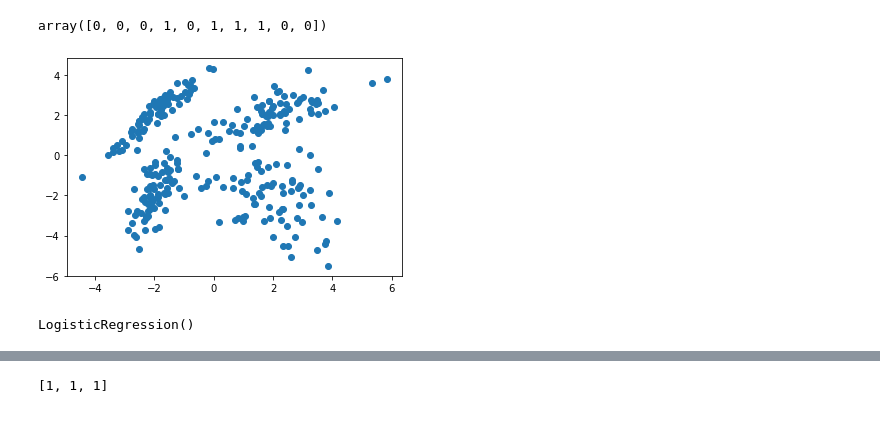
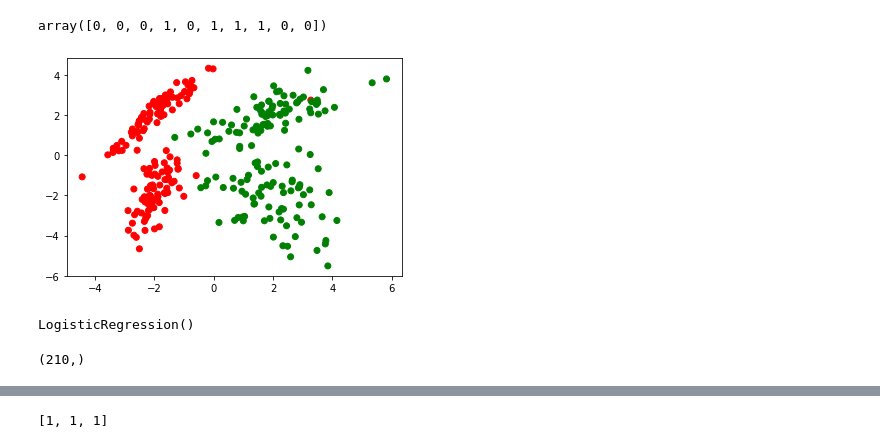
Before and after one commit to KseniaGorchakova/python_repository, a Jupyter notebook: ML/HW_2-2_funkcii-poter-i-optimizaciya.ipynb, the cells around one changed output, grey strips where cells are left out. Drawn from its saved outputs; the diff is of its cells as text; code cells hidden in the pictures.

```diff
--- a/ML/HW_2-2_funkcii-poter-i-optimizaciya.ipynb
+++ b/ML/HW_2-2_funkcii-poter-i-optimizaciya.ipynb
@@ -16,9 +18,10 @@ y[0:10]
 # %% [output]
 array([0, 0, 0, 1, 0, 1, 1, 1, 0, 0])
 # %%
-plt.scatter(x[:,0], x[:,1])
+color= ['red' if a == 0 else 'green' for a in y]
+plt.scatter(x[:,0], x[:,1], color=color)
 plt.show()
 # %% [output]
-[figure, old version]
+[figure, new version]
 # %%
 # Обучим на данных нашу модель логистической регрессии
@@ -27,5 +31,9 @@ model.fit(x, y)
 # %% [output]
 LogisticRegression()
+# %%
+y_train.shape
+# %% [output]
+(210,)
 # %%
 # Посмотрим на получившиеся коэффициенты
 print(model.intercept_)
```
Also changed, not shown: parts of 26 cells of this notebook.
